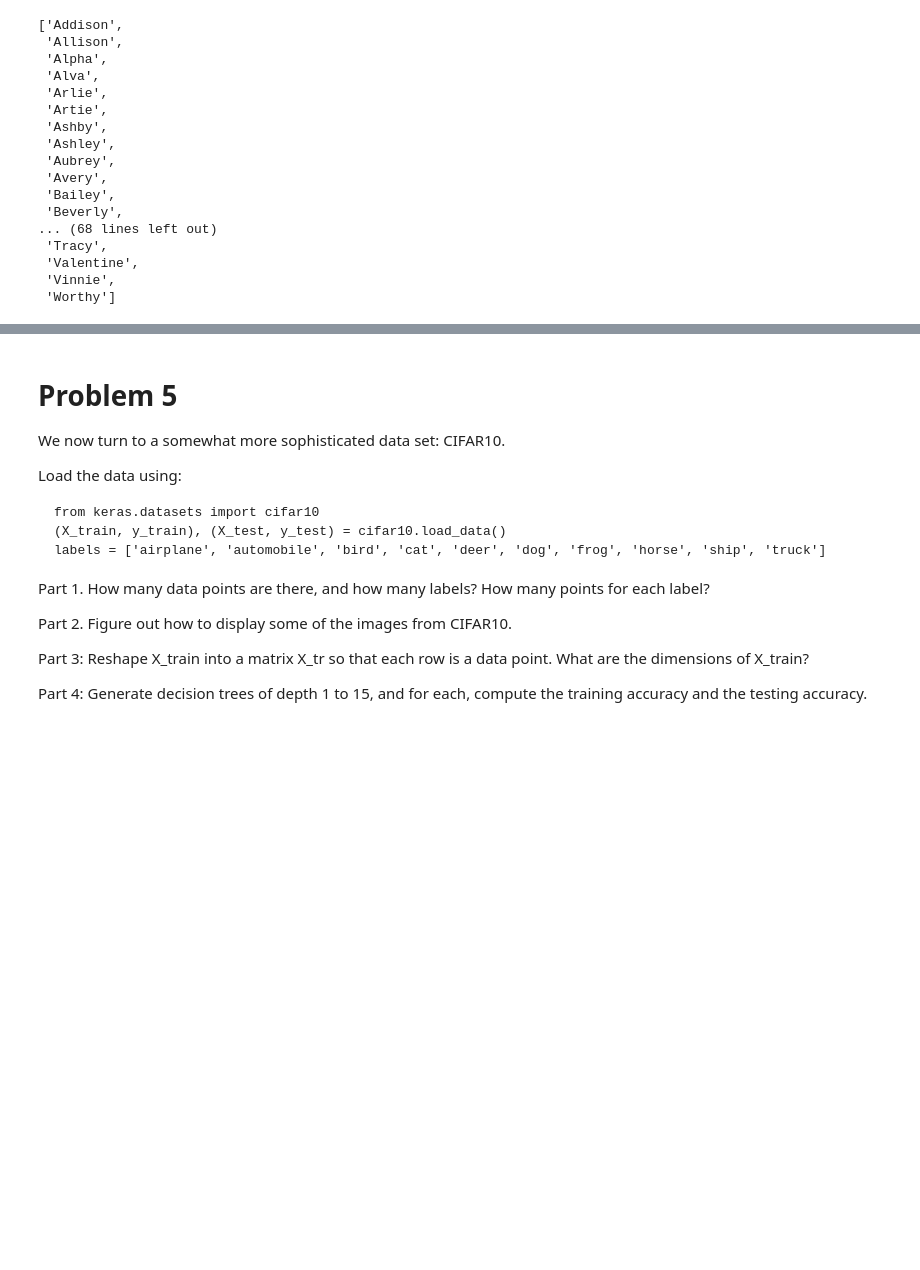
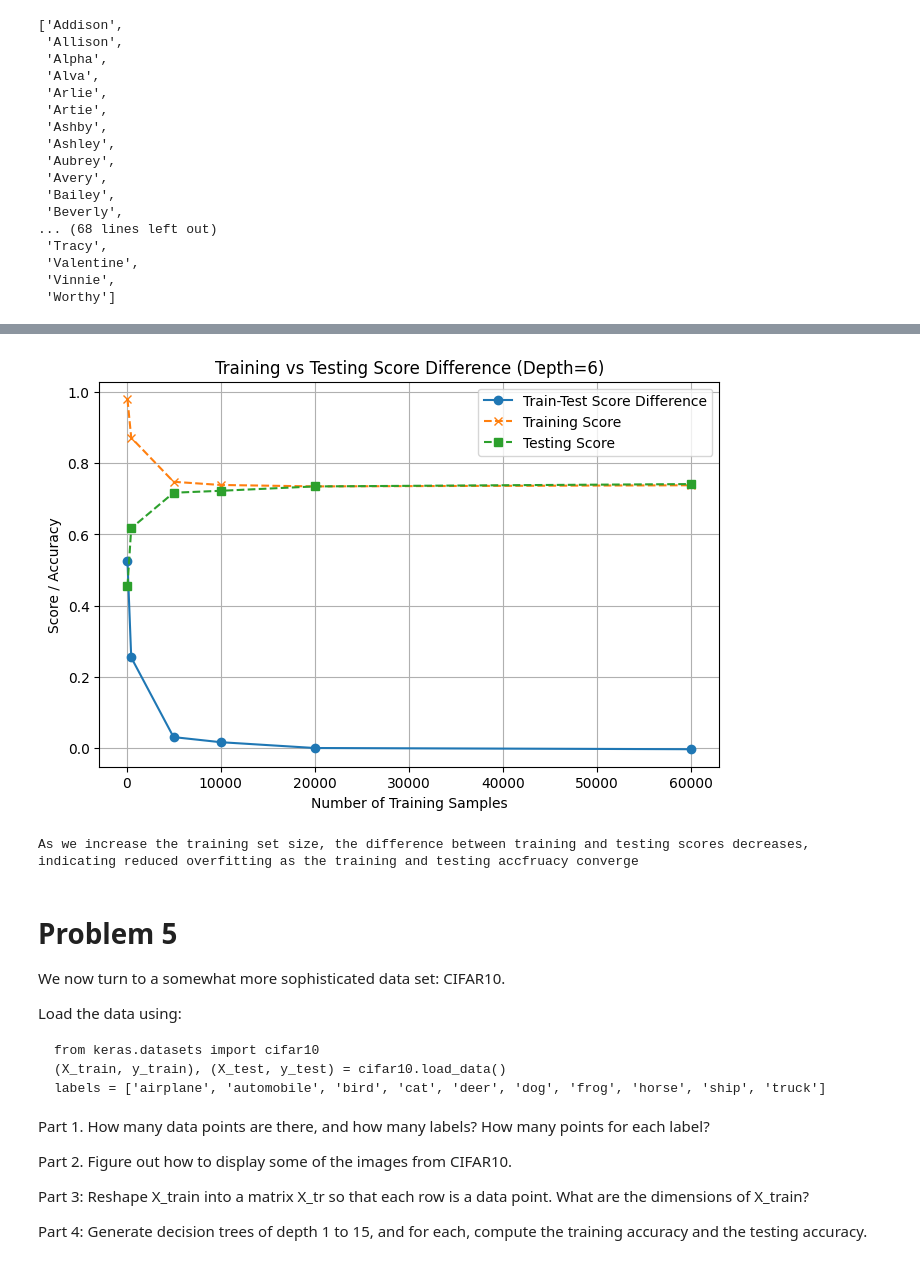
Before and after one commit to samuelLi05/Data_Science_Lab_Notebooks_ECE460J, a Jupyter notebook: Lab1/Data_Science_Lab_1_2026.ipynb, the cells around one changed output, grey strips where cells are left out. Saved outputs shown, nothing was run; the diff lists cells and outputs as text; code cells hidden in the pictures; blank space fills up the shorter version.

```diff
--- a/Lab1/Data_Science_Lab_1_2026.ipynb
+++ b/Lab1/Data_Science_Lab_1_2026.ipynb
@@ -410,3 +437,60 @@ Part 8. Fix the depth of the tree. For this example, use depth=6 (nothing specia
+# %%
+"""
+Now we do a random permutation of the data. This is often a good idea,
+especially when we don't know how the data were created. For example, maybe
+the digits were all given in order.
+"""
+import time
+from sklearn.utils import check_random_state
+
+t0 = time.time()
+random_state = check_random_state(0)
+permutation = random_state.permutation(X_train.shape[0])
+X_train = X_train[permutation]
+y_train = y_train[permutation]
+permutation = random_state.permutation(X_test.shape[0])
+X_test = X_test[permutation]
+y_test = y_test[permutation]
+# %%
+X_train = X_train.reshape((X_train.shape[0], -1))
+X_test = X_test.reshape((X_test.shape[0], -1))
+# %%
+# Part 8: Plot training score - testing score for different training set sizes (depth=6)
+import matplotlib.pyplot as plt
+from sklearn import tree
+
+train_sizes = [100, 500, 5000, 10000, 20000, 60000]
+diff_scores = []
+training_scores = []
+testing_scores = []
+
+for train_samples in train_sizes:
+    # Select subset for training
+    X_train_subset = X_train[:train_samples]
+    y_train_subset = y_train[:train_samples]
+    dt = tree.DecisionTreeClassifier(max_depth=6, criterion='gini')
+    dt.fit(X_train_subset, y_train_subset)
+    train_score = dt.score(X_train_subset, y_train_subset)
+    test_score = dt.score(X_test, y_test)
+    training_scores.append(train_score)
+    testing_scores.append(test_score)
+    diff_scores.append(train_score - test_score)
+
+plt.figure(figsize=(8, 5))
+plt.plot(train_sizes, diff_scores, marker='o', label='Train-Test Score Difference')
+plt.plot(train_sizes, training_scores, marker='x', linestyle='--', label='Training Score')
+plt.plot(train_sizes, testing_scores, marker='s', linestyle='--', label='Testing Score')
+plt.xlabel('Number of Training Samples')
+plt.ylabel('Score / Accuracy')
+plt.title('Training vs Testing Score Difference (Depth=6)')
+plt.legend()
+plt.grid(True)
+plt.show()
+
+print("As we increase the training set size, the difference between training and testing scores decreases, indicating reduced overfitting as the training and testing accfruacy converge")
+# %% [output]
+[figure, added]
+As we increase the training set size, the difference between training and testing scores decreases, indicating reduced overfitting as the training and testing accfruacy converge
 # %% [markdown]
 # Problem 5
 
```
Also changed, not shown: parts of 8 cells of this notebook, 3 other files.
